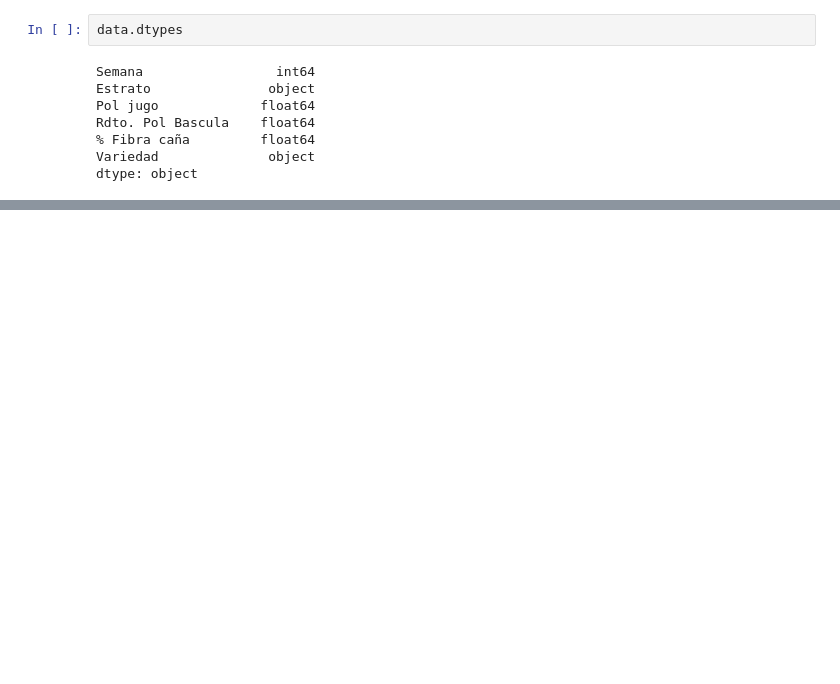
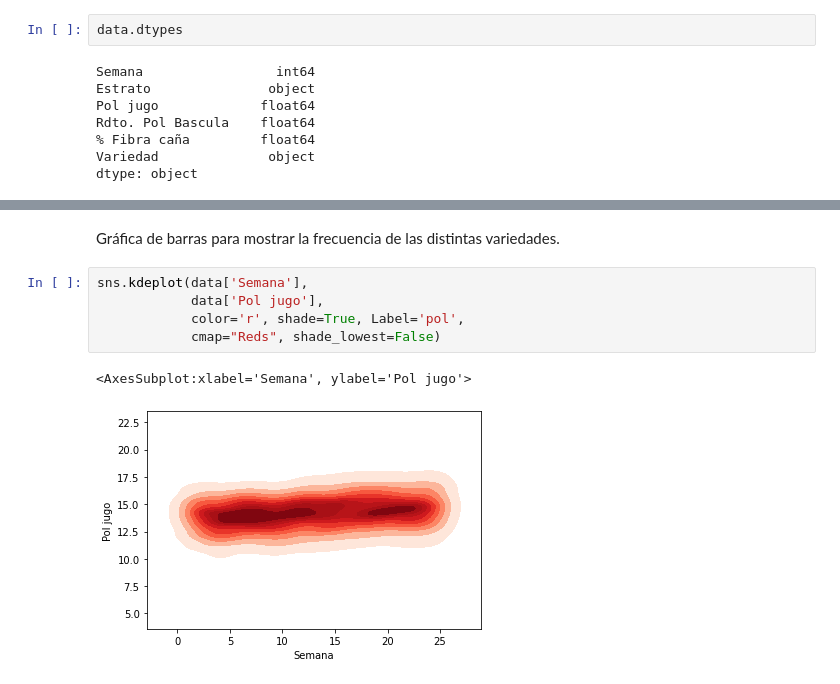
Before and after one commit to UVG-Teams/datamining-proyecto, a Jupyter notebook: Proyecto v1.ipynb, the cells around one changed output, grey strips where cells are left out. Saved outputs shown, nothing was run; the diff lists cells and outputs as text; blank space fills up the shorter version.

```diff
--- a/Proyecto v1.ipynb
+++ b/Proyecto v1.ipynb
@@ -57,0 +117,10 @@ dtype: object
+# %% [markdown]
+Gráfica de barras para mostrar la frecuencia de las distintas variedades.
+# %%
+sns.kdeplot(data['Semana'],
+            data['Pol jugo'],
+            color='r', shade=True, Label='pol',
+            cmap="Reds", shade_lowest=False)
+# %% [output]
+<AxesSubplot:xlabel='Semana', ylabel='Pol jugo'>
+[figure, added]
```
Also changed, not shown: parts of 39 cells of this notebook.
